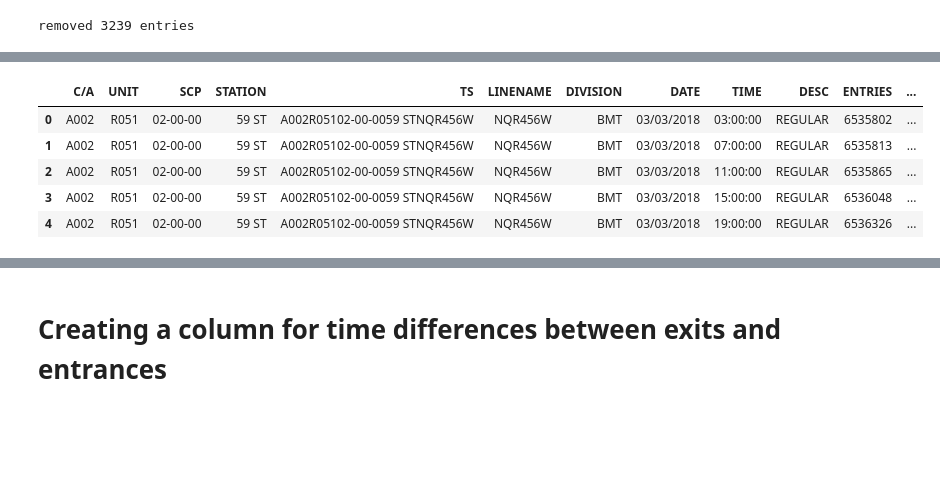
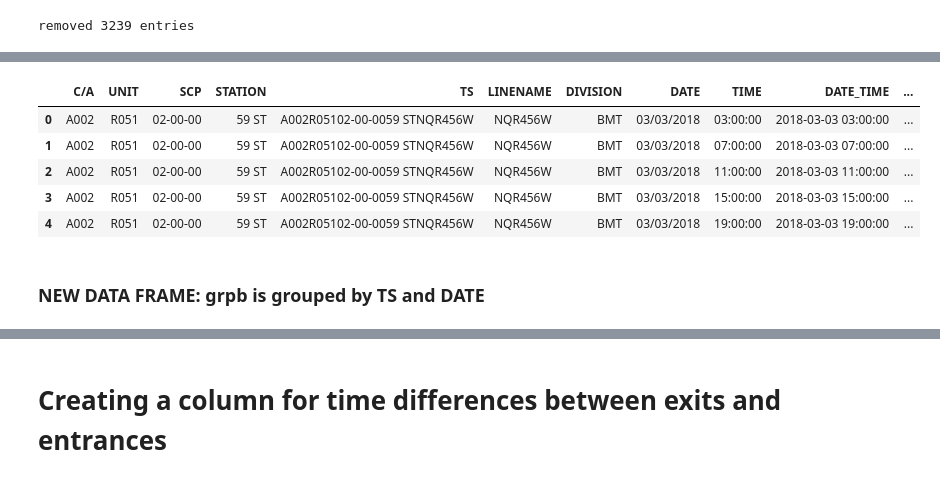
Before and after one commit to vszuflita/Metis, a Jupyter notebook: Project1/Proj1_cVicky.ipynb, the cells around one changed output, grey strips where cells are left out. Saved outputs shown, nothing was run; the diff lists cells and outputs as text; code cells hidden in the pictures; blank space fills up the shorter version.

```diff
--- a/Project1/Proj1_cVicky.ipynb
+++ b/Project1/Proj1_cVicky.ipynb
@@ -53,3 +37,18 @@ len(df_r[df_r["ENTRIES"] == 0])
 print("removed", len(df) - len(df_r), "entries")
 # %% [output]
 removed 3239 entries
+# %%
+# converting to datetime
+#DTime = df_r.dt.time(df.DATE, " ", df.TIME)
+#df_r.insert(loc=8, column = 'DTime', value=DTime)
+#df_r.head(10)
+#date_index
+#series.resample('Columnname').sum()
+
+date_time = pd.to_datetime(df_r.DATE + " " + df_r.TIME, format= "%m/%d/%Y %H:%M:%S")
+df_r.insert(loc=8, column= "DATE_TIME", value=date_time)
+time = df_r.DATE_TIME.dt.time
+df_r.insert(loc=9, column = "TIME_TIME", value=time)
+# %%
+weekday = df_r['DATE_TIME'].dt.dayofweek
+df_r.insert(loc=10, column = "Weekday", value=weekday)
@@ -56,15 +69,17 @@ removed 3239 entries
 # %%
 #create a unique string for each turnstile and add it as the 4th index
 ts = df_r['C/A']+df_r.UNIT+df_r.SCP+df_r.STATION+df_r.LINENAME
 df_r.insert(loc=4, column='TS', value=ts)
-df_r
+
 df_r.head()
 # %% [output]
-|  | C/A | UNIT | SCP | STATION | TS | LINENAME | DIVISION | DATE | TIME | DESC | ENTRIES | ... |
-| 0 | A002 | R051 | 02-00-00 | 59 ST | A002R05102-00-0059 STNQR456W | NQR456W | BMT | 03/03/2018 | 03:00:00 | REGULAR | 6535802 | ... |
-| 1 | A002 | R051 | 02-00-00 | 59 ST | A002R05102-00-0059 STNQR456W | NQR456W | BMT | 03/03/2018 | 07:00:00 | REGULAR | 6535813 | ... |
-| 2 | A002 | R051 | 02-00-00 | 59 ST | A002R05102-00-0059 STNQR456W | NQR456W | BMT | 03/03/2018 | 11:00:00 | REGULAR | 6535865 | ... |
-| 3 | A002 | R051 | 02-00-00 | 59 ST | A002R05102-00-0059 STNQR456W | NQR456W | BMT | 03/03/2018 | 15:00:00 | REGULAR | 6536048 | ... |
-| 4 | A002 | R051 | 02-00-00 | 59 ST | A002R05102-00-0059 STNQR456W | NQR456W | BMT | 03/03/2018 | 19:00:00 | REGULAR | 6536326 | ... |
+|  | C/A | UNIT | SCP | STATION | TS | LINENAME | DIVISION | DATE | TIME | DATE_TIME | ... |
+| 0 | A002 | R051 | 02-00-00 | 59 ST | A002R05102-00-0059 STNQR456W | NQR456W | BMT | 03/03/2018 | 03:00:00 | 2018-03-03 03:00:00 | ... |
+| 1 | A002 | R051 | 02-00-00 | 59 ST | A002R05102-00-0059 STNQR456W | NQR456W | BMT | 03/03/2018 | 07:00:00 | 2018-03-03 07:00:00 | ... |
+| 2 | A002 | R051 | 02-00-00 | 59 ST | A002R05102-00-0059 STNQR456W | NQR456W | BMT | 03/03/2018 | 11:00:00 | 2018-03-03 11:00:00 | ... |
+| 3 | A002 | R051 | 02-00-00 | 59 ST | A002R05102-00-0059 STNQR456W | NQR456W | BMT | 03/03/2018 | 15:00:00 | 2018-03-03 15:00:00 | ... |
+| 4 | A002 | R051 | 02-00-00 | 59 ST | A002R05102-00-0059 STNQR456W | NQR456W | BMT | 03/03/2018 | 19:00:00 | 2018-03-03 19:00:00 | ... |
+# %% [markdown]
+### NEW DATA FRAME: grpb is grouped by TS and DATE
 # %%
 grpb = df_r.groupby(['TS' , 'DATE'])
```
Also changed, not shown: parts of 39 cells of this notebook.
